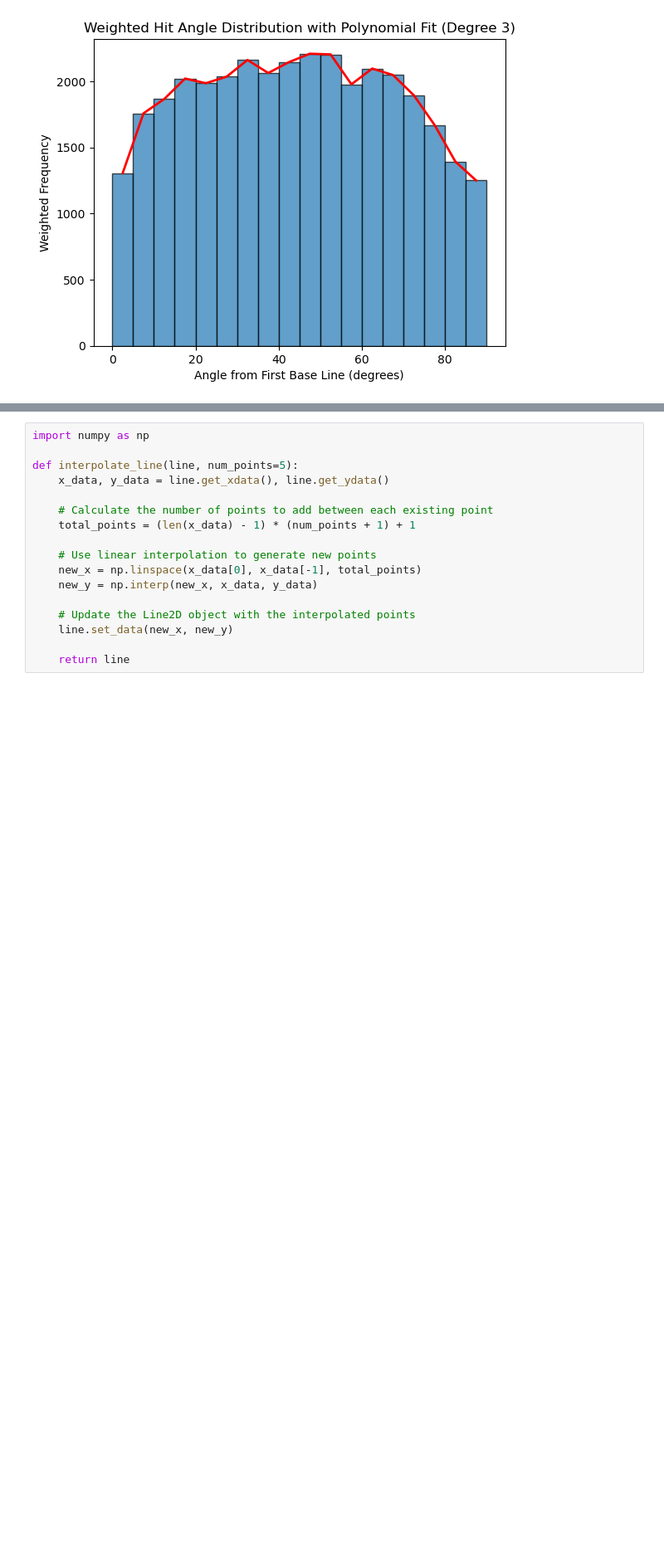
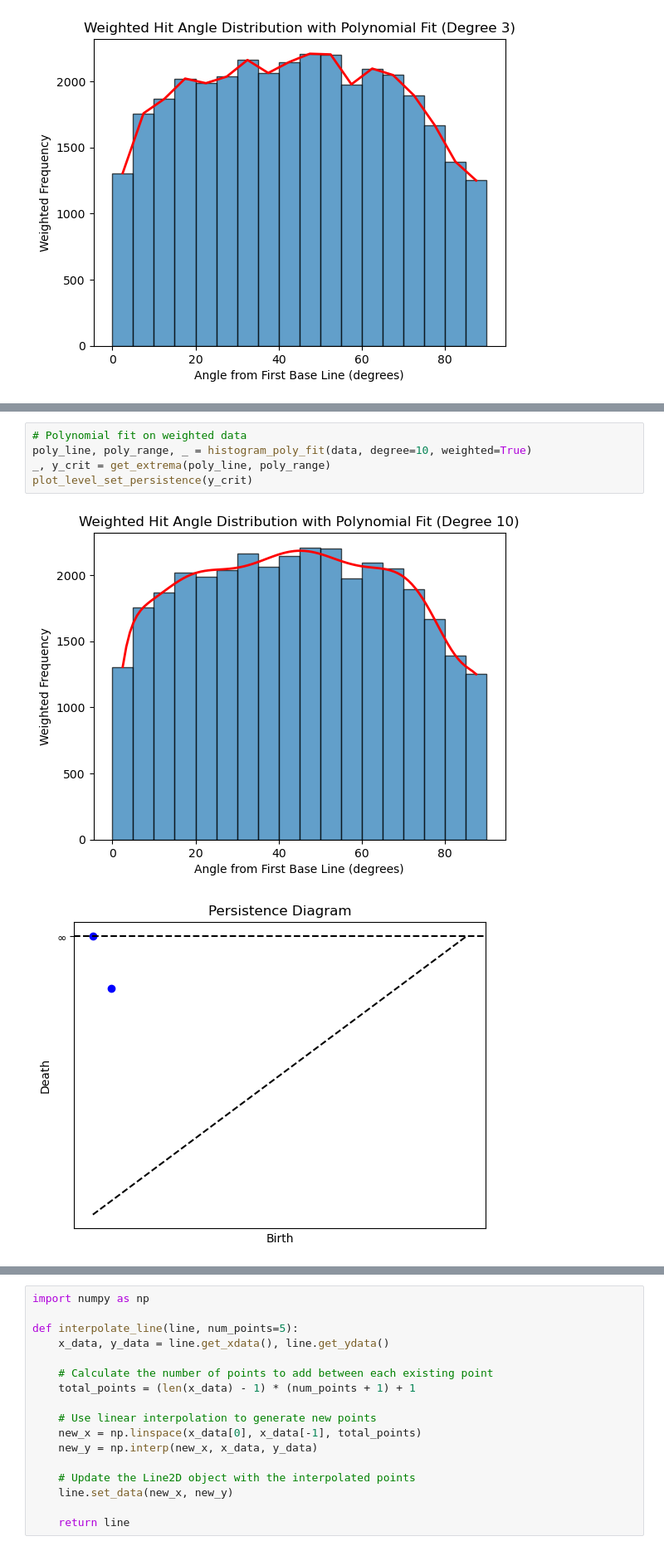
Before and after one commit to charlieh20/baseball-shift-tda, a Jupyter notebook: tda_base.ipynb, the cells around one changed output, grey strips where cells are left out. Shown at 83% size. Cells and saved outputs as stored; diff of their text form; blank space fills up the shorter version.

```diff
--- a/tda_base.ipynb
+++ b/tda_base.ipynb
@@ -160,0 +227,8 @@ hist_line = weighted_histogram_simple_fit(data)
+# %%
+# Polynomial fit on weighted data
+poly_line, poly_range, _ = histogram_poly_fit(data, degree=10, weighted=True)
+_, y_crit = get_extrema(poly_line, poly_range)
+plot_level_set_persistence(y_crit)
+# %% [output]
+[figure, added]
+[figure, added]
```
Also changed, not shown: parts of 10 cells of this notebook.
